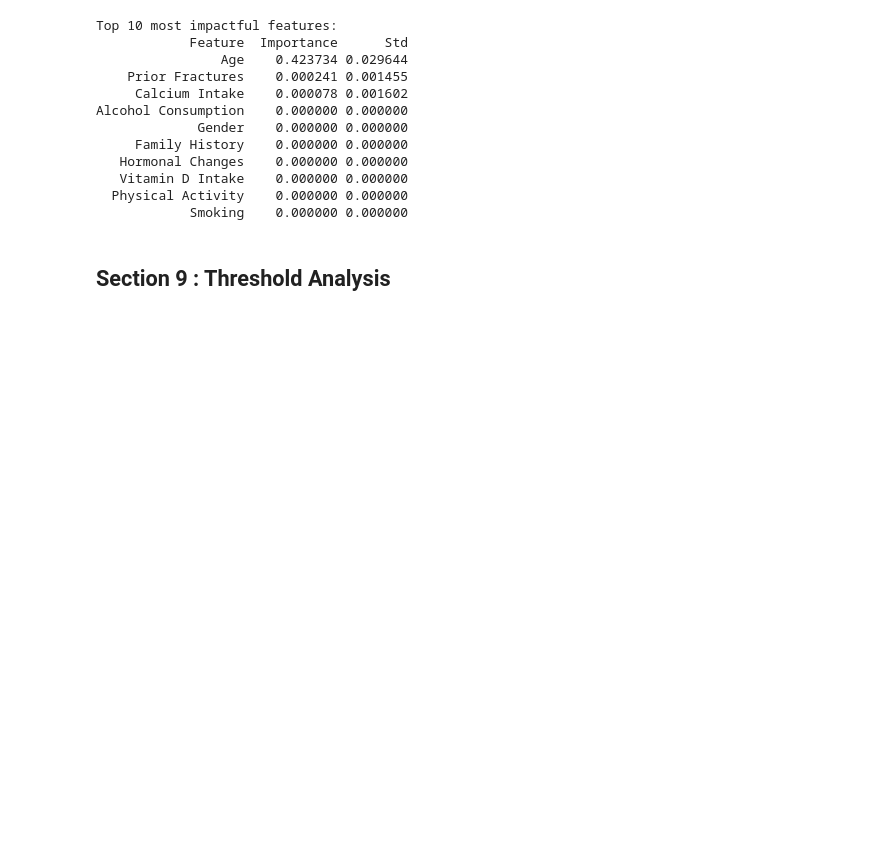
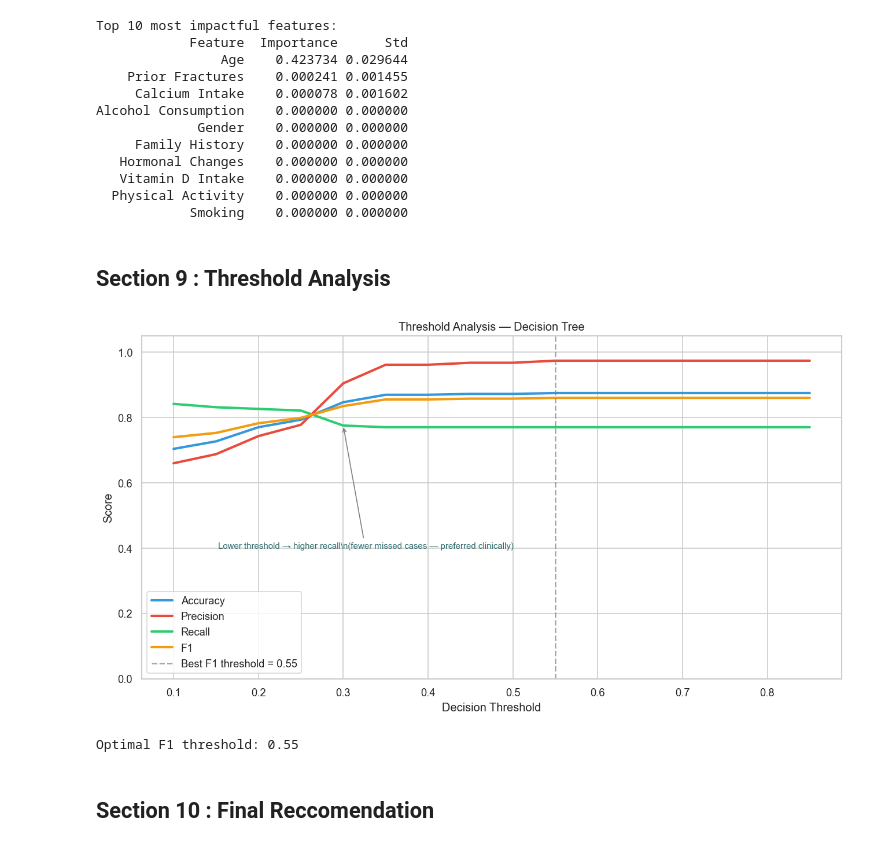
Before and after one commit to afeefanver/Osteoporosis-Risk-Prediction, a Jupyter notebook: Model Eval(Oesto V2).ipynb, the cells around one changed output. Saved outputs shown, nothing was run; the diff lists cells and outputs as text; code cells hidden in the pictures; blank space fills up the shorter version.

```diff
--- a/Model Eval(Oesto V2).ipynb
+++ b/Model Eval(Oesto V2).ipynb
@@ -329,3 +329,43 @@ Alcohol Consumption    0.000000 0.000000
             Smoking    0.000000 0.000000
 # %% [markdown]
 ## Section 9 : Threshold Analysis
+# %%
+best_probs = best_model.predict_proba(X_best)[:, 1]
+
+thresholds = np.arange(0.1, 0.9, 0.05)
+thresh_df  = pd.DataFrame([{
+    'Threshold': t,
+    'Accuracy':  accuracy_score(y_test, (best_probs >= t).astype(int)),
+    'Precision': precision_score(y_test, (best_probs >= t).astype(int), zero_division=0),
+    'Recall':    recall_score(y_test, (best_probs >= t).astype(int), zero_division=0),
+    'F1':        f1_score(y_test, (best_probs >= t).astype(int), zero_division=0)
+} for t in thresholds])
+# %%
+best_t = thresh_df.loc[thresh_df['F1'].idxmax(), 'Threshold']
+
+fig, ax = plt.subplots(figsize=(11, 6))
+for m, c in zip(['Accuracy','Precision','Recall','F1'],
+                ['#3498DB','#E74C3C','#2ECC71','#F39C12']):
+    ax.plot(thresh_df['Threshold'], thresh_df[m], linewidth=2.5, label=m, color=c)
+ax.axvline(best_t, color='gray', linestyle='--', alpha=0.7,
+           label=f'Best F1 threshold = {best_t:.2f}')
+ax.set(xlabel='Decision Threshold', ylabel='Score',
+       title=f'Threshold Analysis — {best_name}', ylim=[0, 1.05])
+ax.legend(fontsize=11)
+
+# Clinical note
+ax.annotate(
+    ' Lower threshold → higher recall\\n(fewer missed cases — preferred clinically)',
+    xy=(0.3, thresh_df.loc[thresh_df['Threshold'].sub(0.3).abs().idxmin(), 'Recall']),
+    xytext=(0.15, 0.4), arrowprops=dict(arrowstyle='->', color='gray'),
+    fontsize=9, color='#2D6A6A'
+)
+plt.savefig('plot/27_Threshold_analysis.Png', bbox_inches = 'tight')
+plt.tight_layout()
+plt.show()
+print(f'Optimal F1 threshold: {best_t:.2f}')
+# %% [output]
+[figure, added]
+Optimal F1 threshold: 0.55
+# %% [markdown]
+## Section 10 : Final Reccomendation
```
Also changed, not shown: parts of 2 cells of this notebook.
